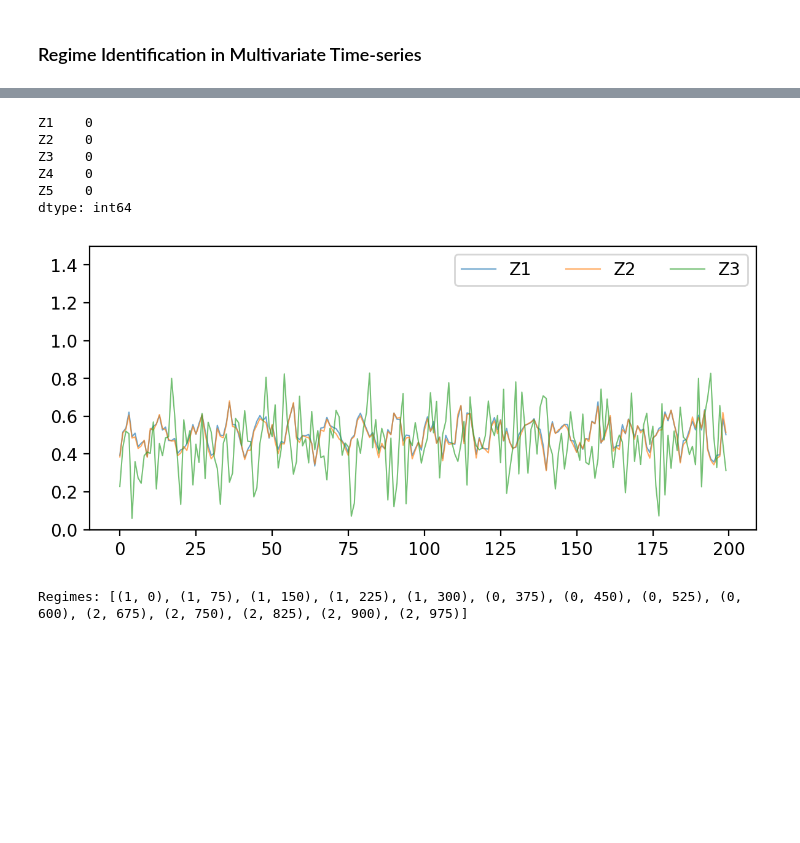
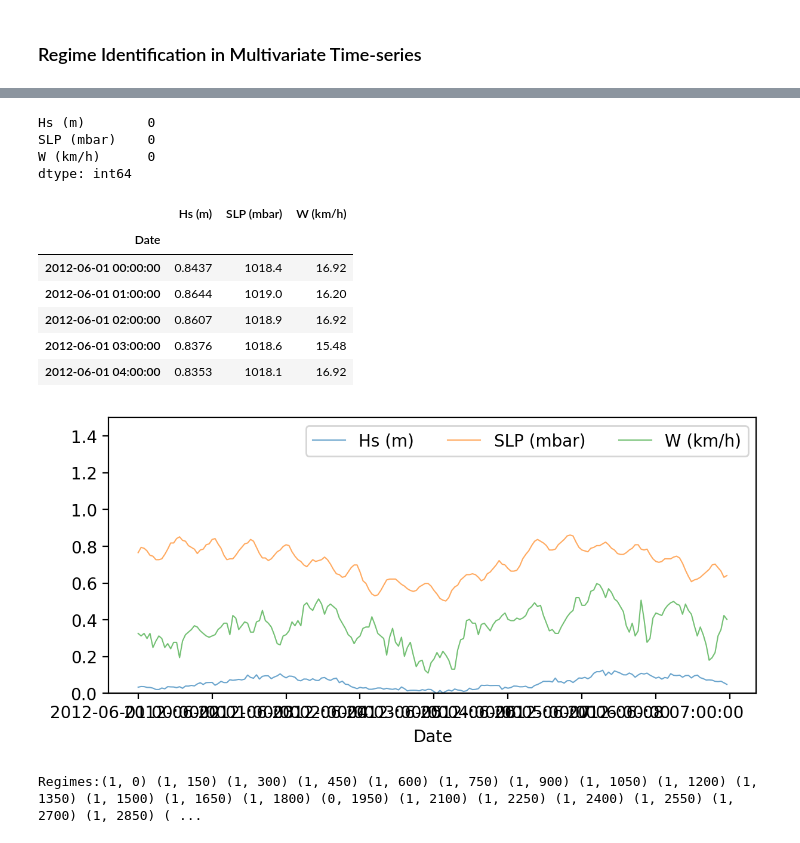
Before and after one commit to wasimahmadpk/RegimeIdentification, a Jupyter notebook: src/regimes_identification.ipynb, the cells around one changed output, grey strips where cells are left out. Cells and saved outputs as stored; diff of their text form; code cells hidden in the pictures; blank space fills up the shorter version.

```diff
--- a/src/regimes_identification.ipynb
+++ b/src/regimes_identification.ipynb
@@ -40,0 +31,21 @@ data = pd.read_csv(r'../datasets/synthetic_datac.csv')
+# %%
+def read_file(file_path):
+    # Check the file extension
+    file_extension = file_path.split('.')[-1].lower()
+
+    # Read the file based on the extension
+    if file_extension in ['xls', 'xlsx']:
+        data = pd.read_excel(file_path)
+    elif file_extension == 'csv':
+        data = pd.read_csv(file_path)
+    elif file_extension == 'h5':
+        data = pd.read_hdf(file_path)
+    else:
+        raise ValueError(f"Unsupported file extension: {file_extension}")
+
+    return data
+# %%
+# Load data
+file_path = r'../datasets/hurricane/hpw.xls'  # Replace with the actual file path
+data = read_file(file_path)
+data.head()
@@ -40,0 +59,5 @@ data = pd.read_csv(r'../datasets/synthetic_datac.csv')
+# %%
+data.set_index('Date', inplace=True)
+data.index = pd.to_datetime(data.index, format = '%Y-%m-%d').strftime('%m/%d/%Y')
+
+data.head()
@@ -73,51 +101,63 @@ Z5    0
 dtype: int64
+# %%
+data = data.dropna(how='any',axis=0)
+# data = data.drop(columns=['Date'])
+columns = data.columns
+data.isnull().sum()
+# %% [output]
+Hs (m)        0
+SLP (mbar)    0
+W (km/h)      0
+dtype: int64
+# %%
+data.head()
+# %% [output]
+|  | Hs (m) | SLP (mbar) | W (km/h) |
+| Date |  |  |  |
+| 2012-06-01 00:00:00 | 0.8437 | 1018.4 | 16.92 |
+| 2012-06-01 01:00:00 | 0.8644 | 1019.0 | 16.20 |
+| 2012-06-01 02:00:00 | 0.8607 | 1018.9 | 16.92 |
+| 2012-06-01 03:00:00 | 0.8376 | 1018.6 | 15.48 |
+| 2012-06-01 04:00:00 | 0.8353 | 1018.1 | 16.92 |
 # %%
 data = data.apply(normalize)
-# %%
-data.isnull().sum()
-# %% [output]
-Z1    0
-Z2    0
-Z3    0
-Z4    0
-Z5    0
-dtype: int64
 # %%
 # toplot = [ 'rain', 'snow_load', 'pressure_outside','gw_mb', 'gw_sg', 'gw_west', 'strain_ns_corrected']
 # toplot = ['gw_mb', 'gw_sg', 'temperature_outside', 'strain_ew_corrected', 'strain_ns_corrected']
 toplot = ['Z1', 'Z2','Z3']
+toplot = columns
 
 for i in toplot:
     data[i][:200].plot(use_index=True, figsize=(7, 3), linewidth=0.75, alpha=0.66)
     plt.legend(toplot, frameon=True, ncol=3)
 
 
 plt.ylim(0, 1.5)
 # plt.gcf().autofmt_xdate()
 # plt.legend(['Temperature', 'Ground Water', 'Strain_EW', 'Strain_NS'])
 # plt.legend(['$Z_{1}$', '$Z_{2}$', '$Z_{3}$'])
 # plt.savefig("synreg25Apr.png")
 plt.show()
 # %% [output]
-[figure, old version]
+[figure, new version]
 # %%
 # Desired number of clusters
-k = 3
+k = 2
 
 # Sliding window size
-winsize = 75 # 155
+winsize = 150 # 155
 
 # distance metrics
 metricE = 'Euclidean'
 metricR = 'Riemannian'
 
 # Specify reduced dimension size, default is dim='full' for no dimension reduction.
-dim = '4'
+dim = 'full'
 
 # Retrieve regimes with their corresponding indices
-clusters, cluster_idx, *_ = regimes.get_regimes(data, winsize, k, metricR)
+clusters, cluster_idx, *_ = regimes.get_regimes(data, winsize, k, metricR, dim)
 # %% [output]
-Regimes: [(1, 0), (1, 75), (1, 150), (1, 225), (1, 300), (0, 375), (0, 450), (0, 525), (0, 600), (2, 675), (2, 750), (2, 825), (2, 900), (2, 975)]
+Regimes:(1, 0) (1, 150) (1, 300) (1, 450) (1, 600) (1, 750) (1, 900) (1, 1050) (1, 1200) (1, 1350) (1, 1500) (1, 1650) (1, 1800) (0, 1950) (1, 2100) (1, 2250) (1, 2400) (1, 2550) (1, 2700) (1, 2850) ( ...
 # %%
 clusters_extended = []
 
```
Also changed, not shown: parts of 11 cells of this notebook, 1 other file.
